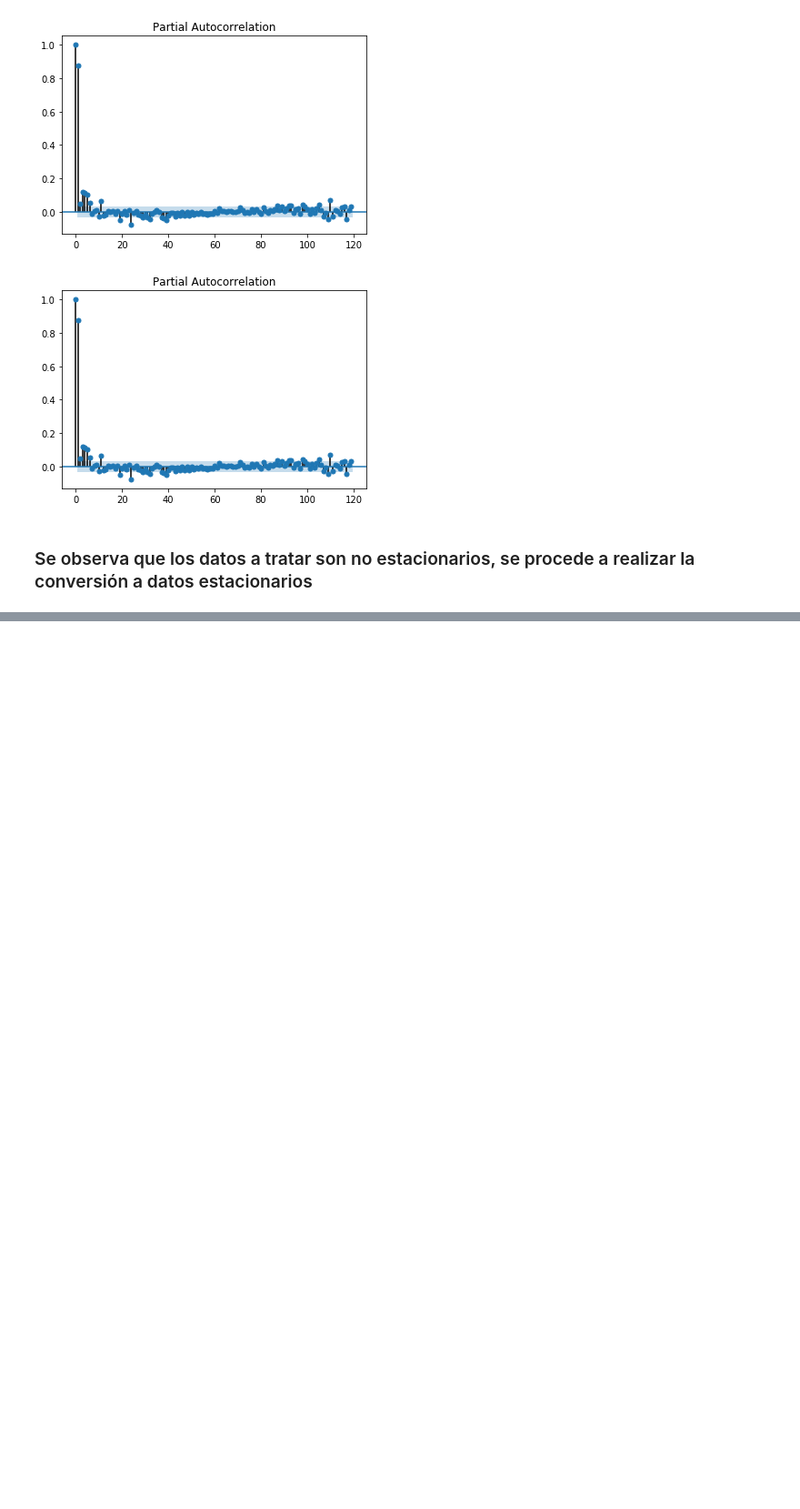
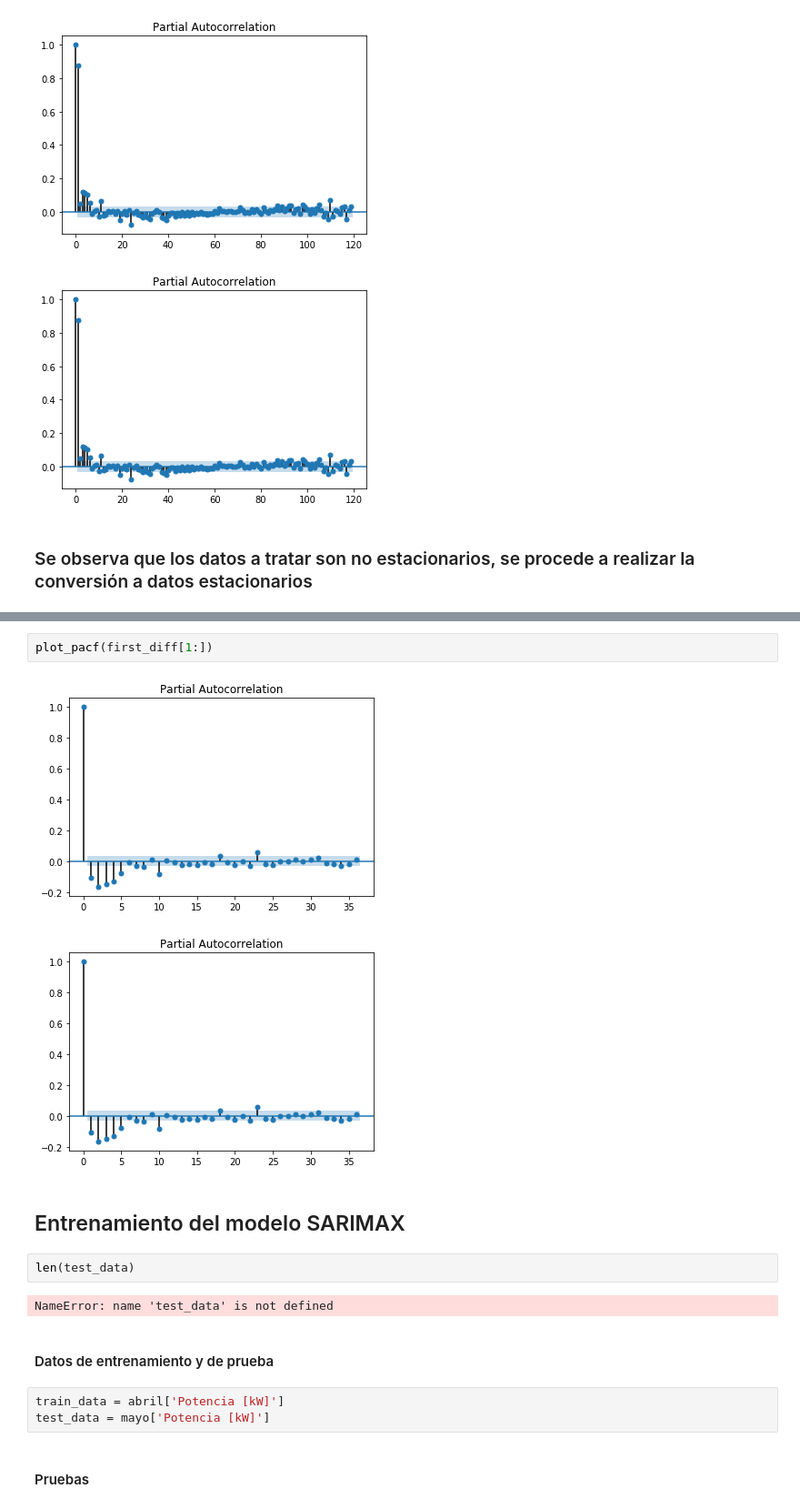
Before and after one commit to only-Robin/Proyecto-Electronica, a Jupyter notebook: DATOS SOLAR/Pre procesados/SARIMAX.ipynb, the cells around one changed output, grey strips where cells are left out. Shown at 91% size. Saved outputs shown, nothing was run; the diff lists cells and outputs as text; blank space fills up the shorter version.

```diff
--- a/DATOS SOLAR/Pre procesados/SARIMAX.ipynb
+++ b/DATOS SOLAR/Pre procesados/SARIMAX.ipynb
@@ -98,0 +140,18 @@ plot_pacf(abril_diff_120[121:])
+# %%
+plot_pacf(first_diff[1:])
+# %% [output]
+[figure, added]
+[figure, added]
+# %% [markdown]
+## Entrenamiento del modelo SARIMAX
+# %%
+len(test_data)
+# %% [output]
+NameError: name 'test_data' is not defined
+# %% [markdown]
+#### Datos de entrenamiento y de prueba
+# %%
+train_data = abril['Potencia [kW]']
+test_data = mayo['Potencia [kW]']
+# %% [markdown]
+#### Pruebas
```
Also changed, not shown: parts of 16 cells of this notebook, 12 other files.
